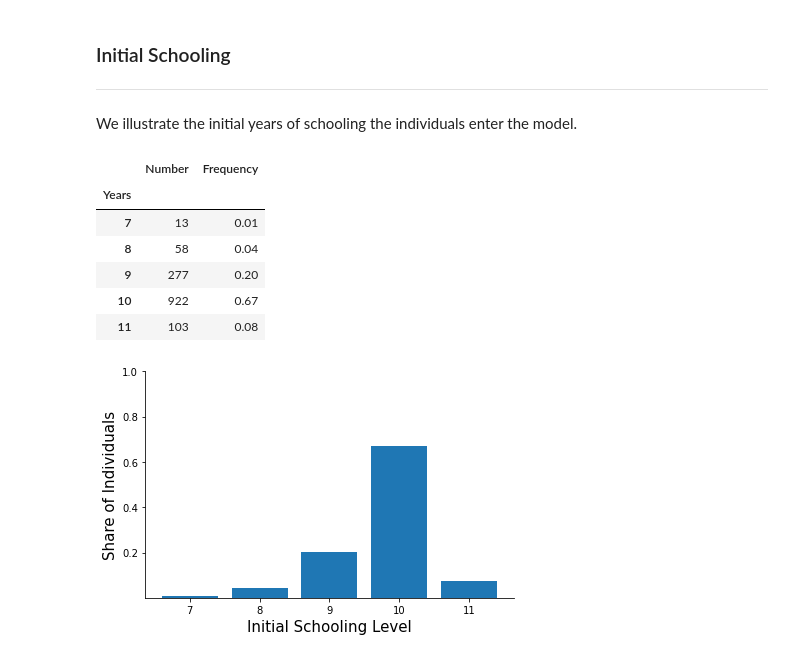
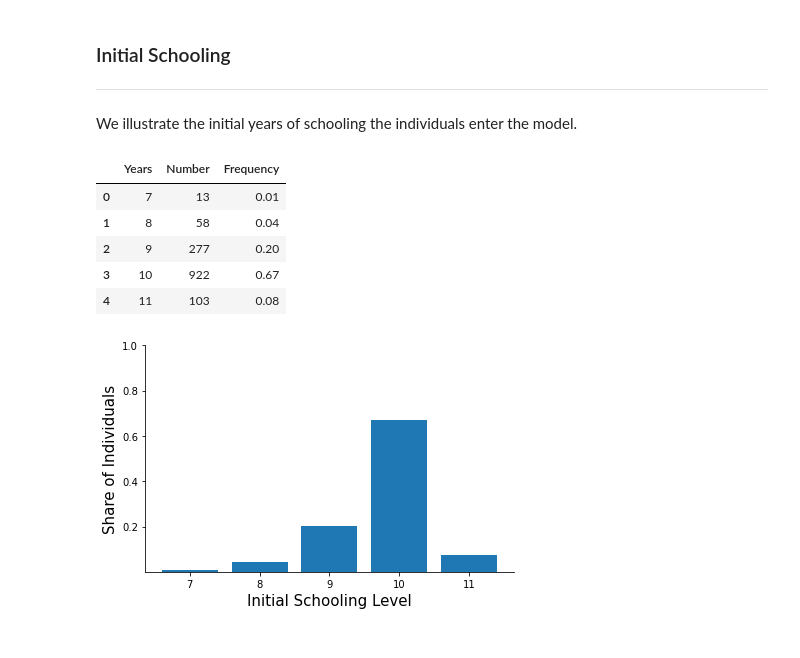
Before and after one commit to OpenSourceEconomics/ekw-data, a Jupyter notebook: career-decisions/exploration.ipynb, the cells around one changed output. Cells and saved outputs as stored; diff of their text form; code cells hidden in the pictures.

```diff
--- a/career-decisions/exploration.ipynb
+++ b/career-decisions/exploration.ipynb
@@ -185,19 +163,13 @@ plot_wage_moments(df, savgol=True)
 ---
 
 We illustrate the initial years of schooling the individuals enter the model.
-# %%
-# Reformat as dataframe
-df_initial_schooling = pd.DataFrame.from_dict(get_initial_schooling(df))
-df_initial_schooling.columns = [
-    label.capitalize() for label in list(get_initial_schooling(df).keys())
-]
-df_initial_schooling.set_index("Years")
-# %% [output]
-|  | Number | Frequency |
-| Years |  |  |
-| 7 | 13 | 0.01 |
-| 8 | 58 | 0.04 |
-| 9 | 277 | 0.20 |
-| 10 | 922 | 0.67 |
-| 11 | 103 | 0.08 |
+# %%
+get_initial_schooling(df)[0]
+# %% [output]
+|  | Years | Number | Frequency |
+| 0 | 7 | 13 | 0.01 |
+| 1 | 8 | 58 | 0.04 |
+| 2 | 9 | 277 | 0.20 |
+| 3 | 10 | 922 | 0.67 |
+| 4 | 11 | 103 | 0.08 |
 # %%
```
Also changed, not shown: parts of 8 cells of this notebook.
